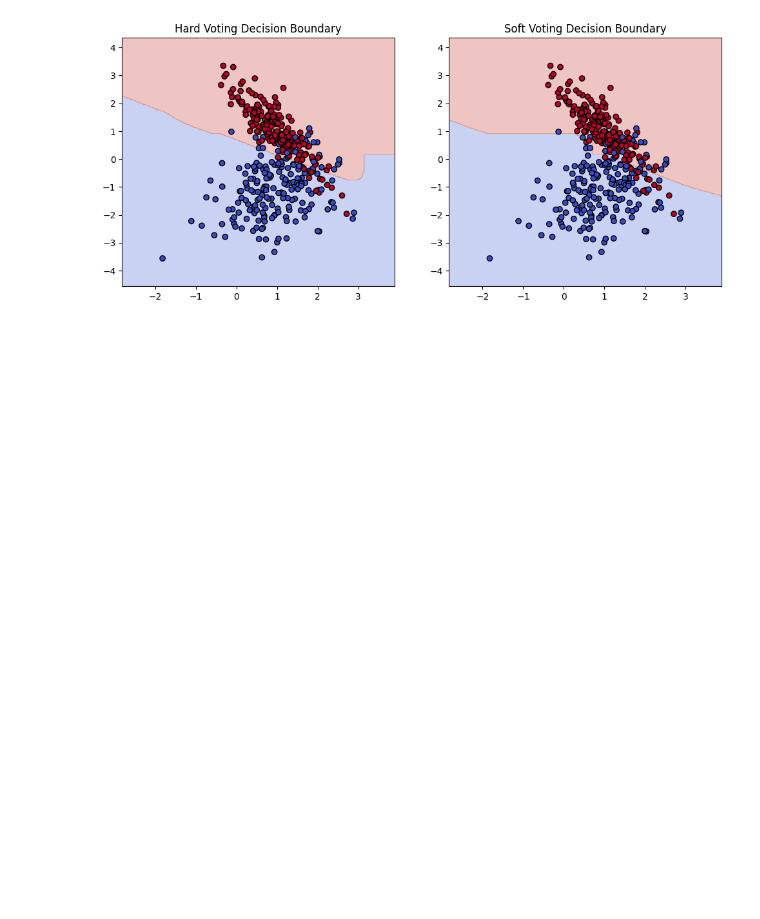
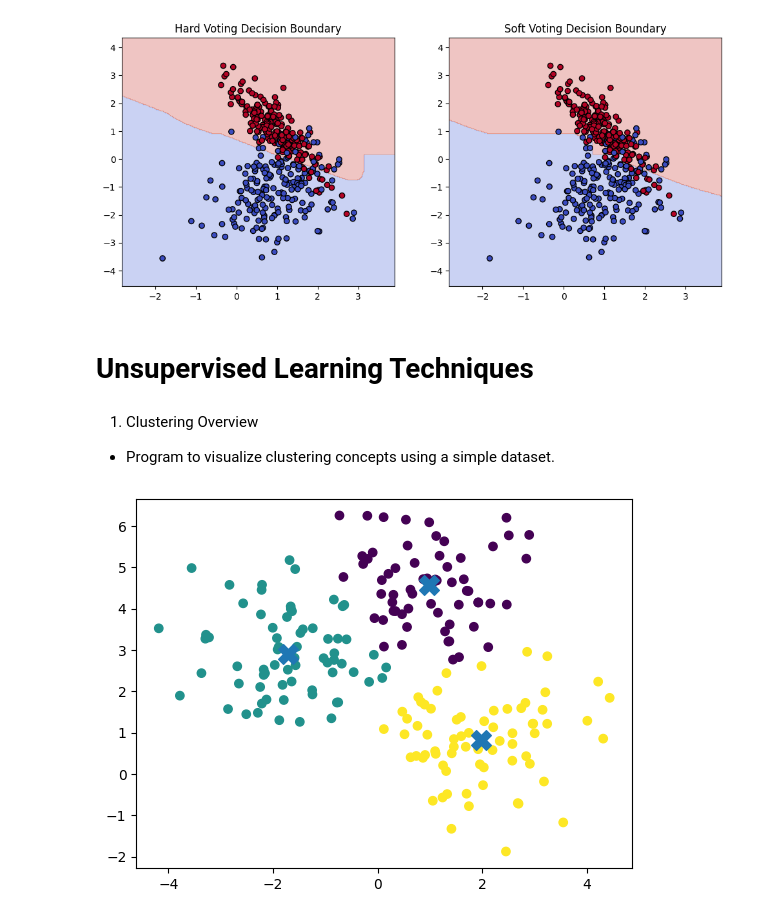
Before and after one commit to Vamc-24/LAB3-1, a Jupyter notebook: lab 3-1/ML/ML Programs.ipynb, the cells around one changed output. Drawn from its saved outputs; the diff is of its cells as text; code cells hidden in the pictures; blank space fills up the shorter version.

Commit message:
updated programs

```diff
--- a/lab 3-1/ML/ML Programs.ipynb
+++ b/lab 3-1/ML/ML Programs.ipynb
@@ -1098,3 +867,22 @@ plot_boundaries([hard, soft], ["Hard Voting", "Soft Voting"], X, y)
  Hard Voting Accuracy: 0.875
  Soft Voting Accuracy: 0.85
 [figure]
+# %% [markdown]
+# Unsupervised Learning Techniques
+# %% [markdown]
+
+1.	Clustering Overview
+-	Program to visualize clustering concepts using a simple dataset.
+# %%
+from sklearn.datasets import make_blobs
+from sklearn.cluster import KMeans
+import matplotlib.pyplot as plt
+
+X, y = make_blobs(n_samples=200, centers=3, random_state=0)
+kmeans = KMeans(n_clusters=3, n_init=10).fit(X)
+
+plt.scatter(X[:,0], X[:,1], c=kmeans.labels_)
+plt.scatter(kmeans.cluster_centers_[:,0], kmeans.cluster_centers_[:,1], marker='X', s=200)
+plt.show()
+# %% [output]
+[figure, added]
```
Also changed, not shown: parts of 76 cells of this notebook.
